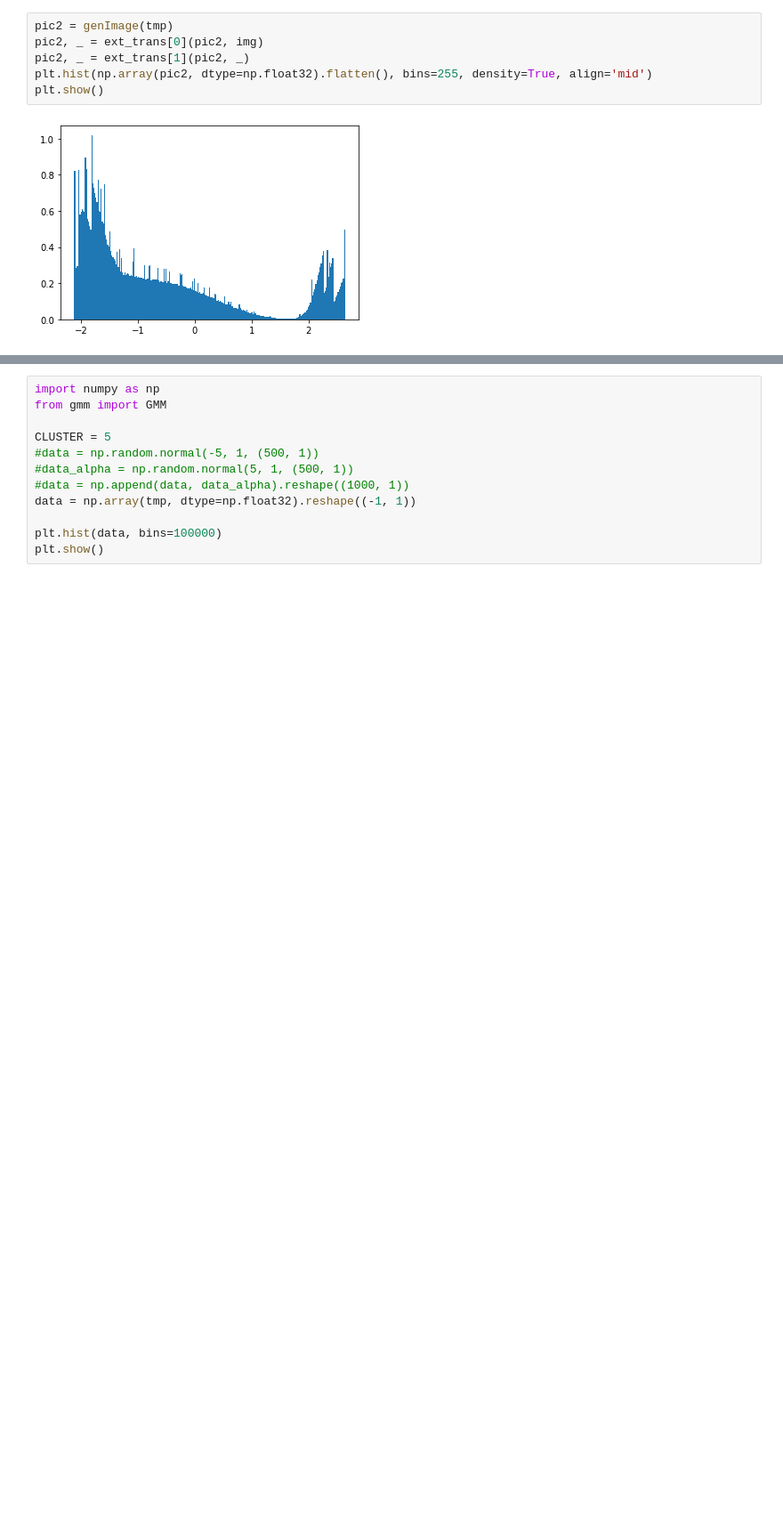
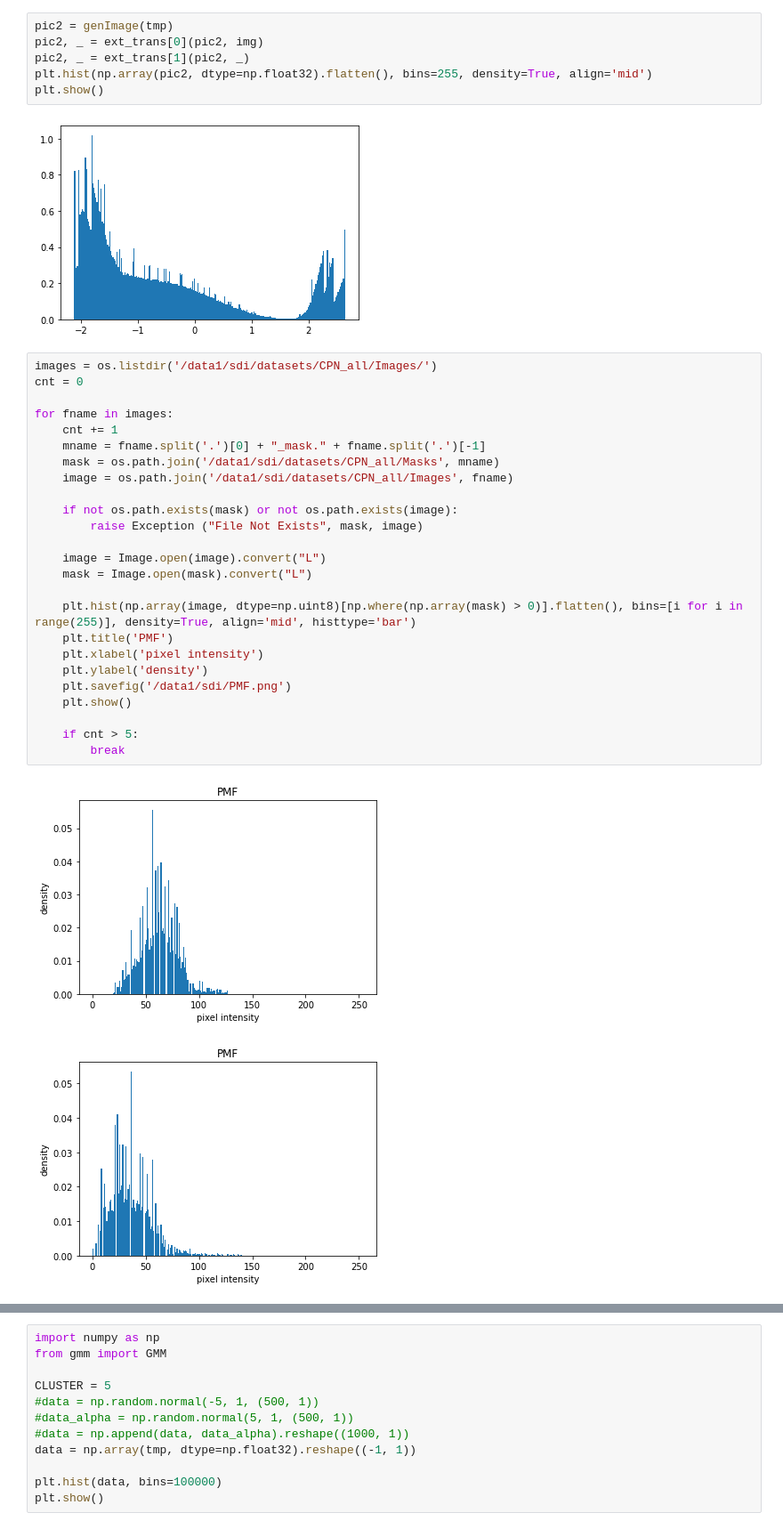
Before and after one commit to DongDong500/CPNKDv2, a Jupyter notebook: pallete_trans-hist.ipynb, the cells around one changed output, grey strips where cells are left out. Shown: that part at 89% size. Drawn from its saved outputs; the diff is of its cells as text; blank space fills up the shorter version.

```diff
--- a/pallete_trans-hist.ipynb
+++ b/pallete_trans-hist.ipynb
@@ -52,3 +53,31 @@ plt.hist(np.array(pic2, dtype=np.float32).flatten(), bins=255, density=True, ali
 plt.show()
 # %% [output]
 [figure]
+# %%
+images = os.listdir('/data1/sdi/datasets/CPN_all/Images/')
+cnt = 0
+
+for fname in images:
+    cnt += 1
+    mname = fname.split('.')[0] + "_mask." + fname.split('.')[-1]
+    mask = os.path.join('/data1/sdi/datasets/CPN_all/Masks', mname)
+    image = os.path.join('/data1/sdi/datasets/CPN_all/Images', fname)
+
+    if not os.path.exists(mask) or not os.path.exists(image):
+        raise Exception ("File Not Exists", mask, image)
+
+    image = Image.open(image).convert("L")
+    mask = Image.open(mask).convert("L")
+
+    plt.hist(np.array(image, dtype=np.uint8)[np.where(np.array(mask) > 0)].flatten(), bins=[i for i in range(255)], density=True, align='mid', histtype='bar')
+    plt.title('PMF')
+    plt.xlabel('pixel intensity')
+    plt.ylabel('density')
+    plt.savefig('/data1/sdi/PMF.png')
+    plt.show()
+
+    if cnt > 5:
+        break
+# %% [output]
+[figure, added]
+[figure, added]
```
Also changed, not shown: parts of 4 cells of this notebook.
